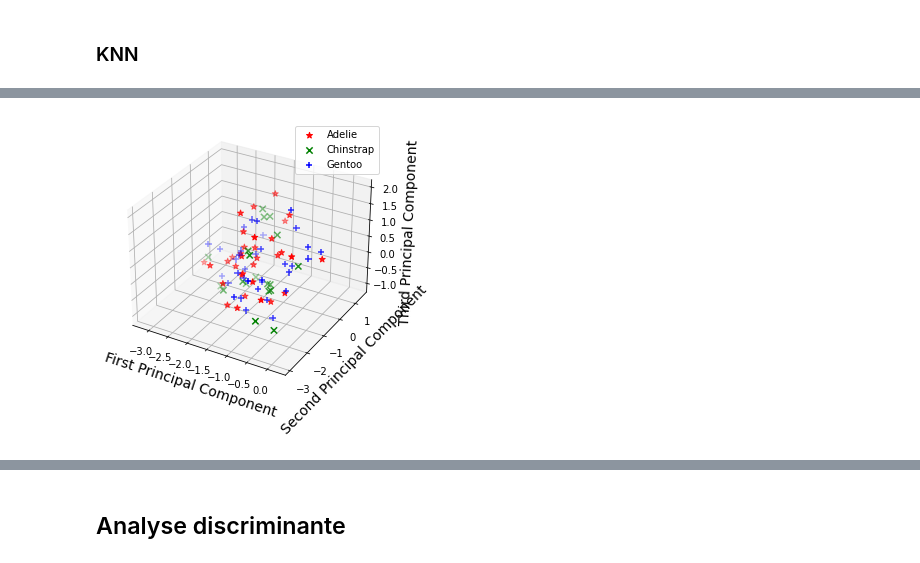
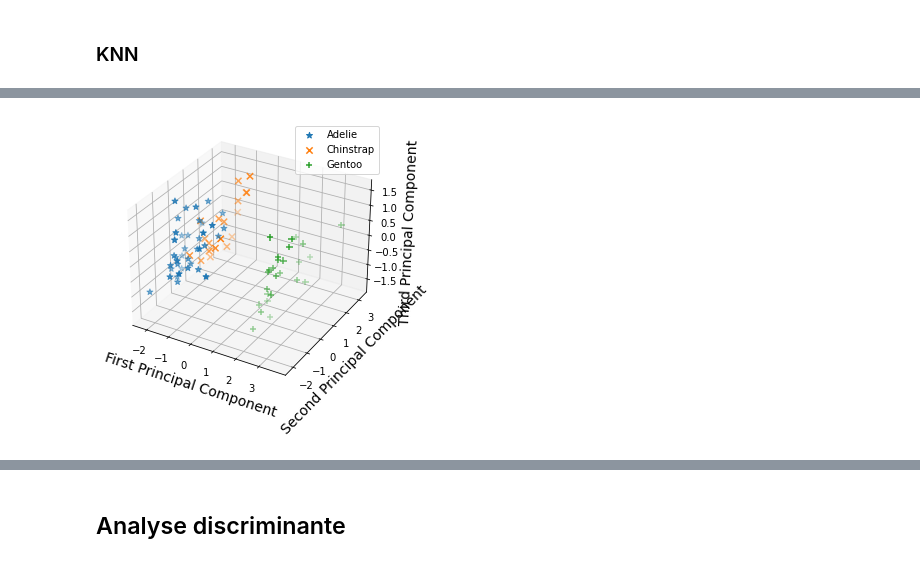
Before and after one commit to doanhat/Data-analysis-penguins, a Jupyter notebook: modeling/supervised learning/KNN+AD.ipynb, the cells around one changed output, grey strips where cells are left out. Cells and saved outputs as stored; diff of their text form; code cells hidden in the pictures.

```diff
--- a/modeling/supervised learning/KNN+AD.ipynb
+++ b/modeling/supervised learning/KNN+AD.ipynb
@@ -234,6 +246,7 @@ print(classification_report(y_test, preds_knn))
    macro avg       1.00      1.00      1.00        86
 weighted avg       1.00      1.00      1.00        86
 # %%
+X_pca = X_test_pca
 ex_variance=np.var(X_pca,axis=0)
 ex_variance_ratio = ex_variance/np.sum(ex_variance)
 ex_variance_ratio
@@ -253,7 +266,7 @@ ax = fig.add_subplot(111, projection='3d')
 fig.patch.set_facecolor('white')
 for l in np.unique(preds_knn):
     ix=np.where(preds_knn==l)
-    ax.scatter(Xax[ix], Yax[ix], Zax[ix], c=cdict[l], s=40,label=l, marker=marker[l])
+    ax.scatter(Xax[ix], Yax[ix], Zax[ix], s=40,label=l, marker=marker[l])
 # for loop ends
 ax.set_xlabel("First Principal Component", fontsize=14)
 ax.set_ylabel("Second Principal Component", fontsize=14)
@@ -265 +286 @@ plt.show()
-[figure, old version]
+[figure, new version]
```
Also changed, not shown: parts of 28 cells of this notebook.
